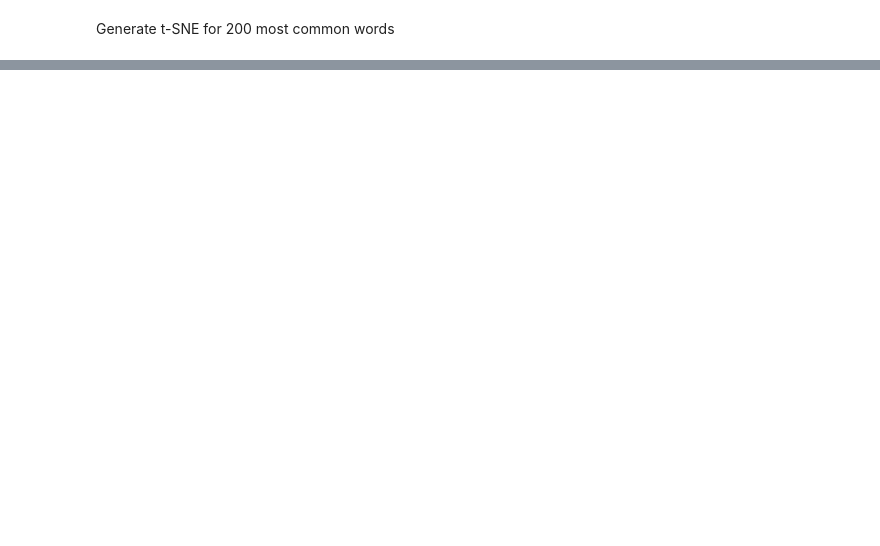
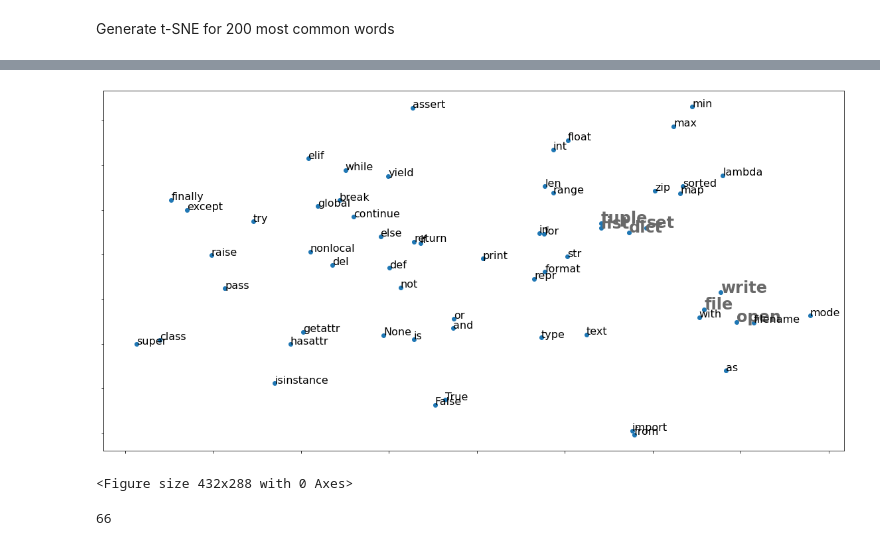
Before and after one commit to mrezende/concra, a Jupyter notebook: notebooks/preprocess_data/generate_stack_over_flow_embeddings.ipynb, the cells around one changed output, grey strips where cells are left out. Saved outputs shown, nothing was run; the diff lists cells and outputs as text; code cells hidden in the pictures; blank space fills up the shorter version.

```diff
--- a/notebooks/preprocess_data/generate_stack_over_flow_embeddings.ipynb
+++ b/notebooks/preprocess_data/generate_stack_over_flow_embeddings.ipynb
@@ -264,0 +249,48 @@ ERROR! Session/line number was not unique in database. History logging moved to
+# %%
+top_words = ['with', 'open', 'filename', 'mode', 'as', 'file', 'file', 'write', 'text', 'len', 'print', 'format', 'isinstance', 'str', 'int',
+         'int', 'range', 'list', 'super', 'set', 'dict', 'getattr', 'hasattr', 'type', 'float', 'enumarate', 'sorted', 'max',
+         'repr', 'zip', 'tuple', 'map', 'min', 'False',	'class',	'finally',	'is',	'return', 'None',	'continue',	'for',	'lambda',	'try',
+'True',	'def',	'from',	'nonlocal',	'while','and',	'del',	'global',	'not',	'with', 'as',	'elif',	'if',	'or',	'yield',
+'assert',	'else',	'import',	'pass', 'break',	'except',	'in',	'raise']
+
+wanted_vocab = dict((k, word_vectors.vocab[k]) for k in top_words if k in word_vectors.vocab)
+
+
+X = model[wanted_vocab] # X is an array of word vectors, each vector containing 150 tokens
+tsne_model = TSNE(perplexity=40, n_components=2, init="pca", n_iter=5000, random_state=23)
+Y = tsne_model.fit_transform(X)
+
+
+fig, ax = plt.subplots(figsize=(20,10))
+ax.scatter(Y[:, 0], Y[:, 1])
+words = list(wanted_vocab)
+for i, word in enumerate(words):
+    # if word in ['file']:
+    #   plt.annotate(word, xy=(Y[i, 0], Y[i, 1]), size=24, color='gold', weight='bold')
+    # elif word in ['mode', 'as', 'file', 'write']:
+    #   plt.annotate(word, xy=(Y[i, 0], Y[i, 1]), size=24, color='green', weight='bold')
+    if word in ['file', 'open', 'write', 'list', 'set', 'dict', 'tuple']:
+      plt.annotate(word, xy=(Y[i, 0], Y[i, 1]), size=24, color='dimgrey', weight='bold')
+    else:
+      plt.annotate(word, xy=(Y[i, 0], Y[i, 1]), size=16)
+
+
+ax.set_yticklabels([]) #Hide ticks
+ax.set_xticklabels([]) #Hide ticks
+
+plt.show()
+fig.savefig('code-tsne-output.png')
+plt.clf()
+# %% [output]
+[figure, added]
+<Figure size 432x288 with 0 Axes>
+# %%
+top_words = ['with', 'open', 'filename', 'mode', 'as', 'file', 'file', 'write', 'text', 'len', 'print', 'format', 'isinstance', 'str', 'int',
+         'int', 'range', 'list', 'super', 'set', 'dict', 'getattr', 'hasattr', 'type', 'float', 'enumarate', 'sorted', 'max',
+         'repr', 'zip', 'tuple', 'map', 'min', 'False',	'class',	'finally',	'is',	'return', 'None',	'continue',	'for',	'lambda',	'try',
+'True',	'def',	'from',	'nonlocal',	'while','and',	'del',	'global',	'not',	'with', 'as',	'elif',	'if',	'or',	'yield',
+'assert',	'else',	'import',	'pass', 'break',	'except',	'in',	'raise']
+
+len(top_words)
+# %% [output]
+66
```
Also changed, not shown: parts of 9 cells of this notebook, 6 other files.
